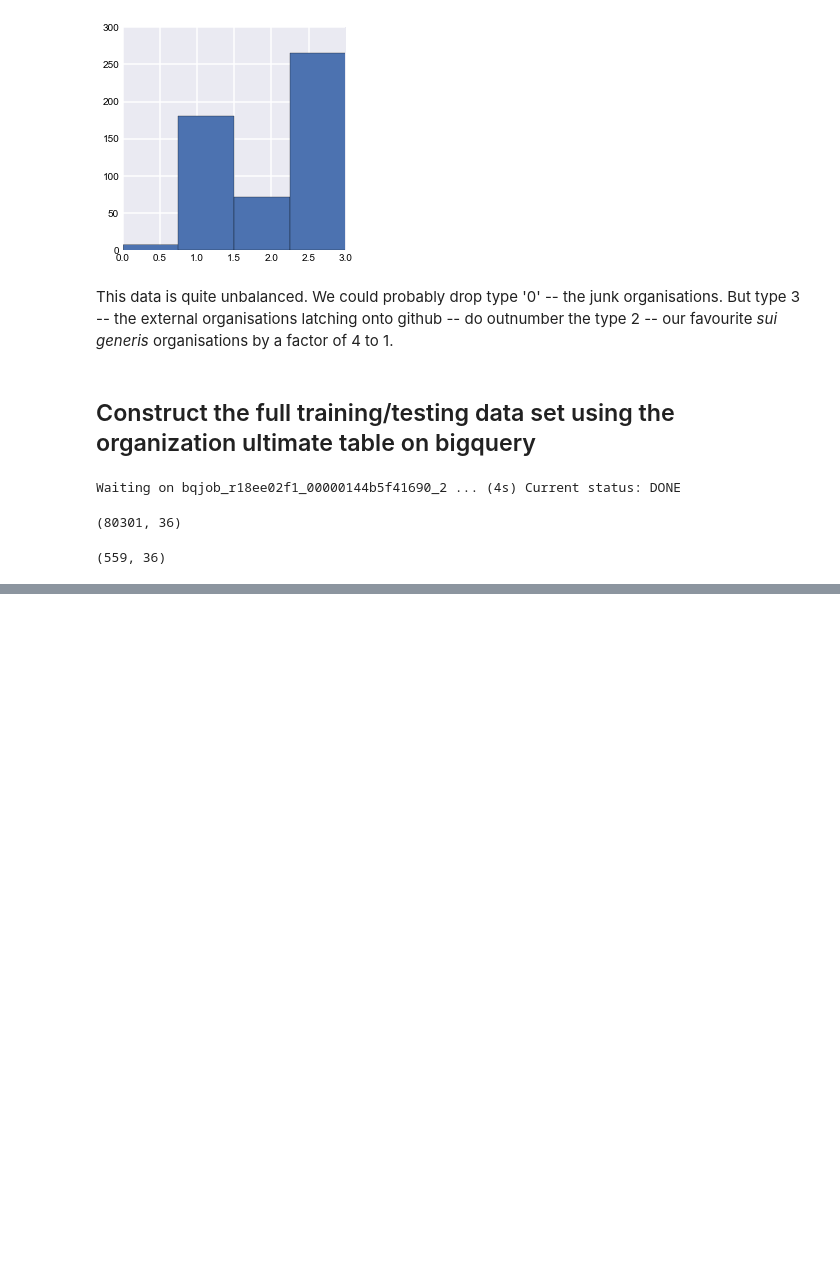
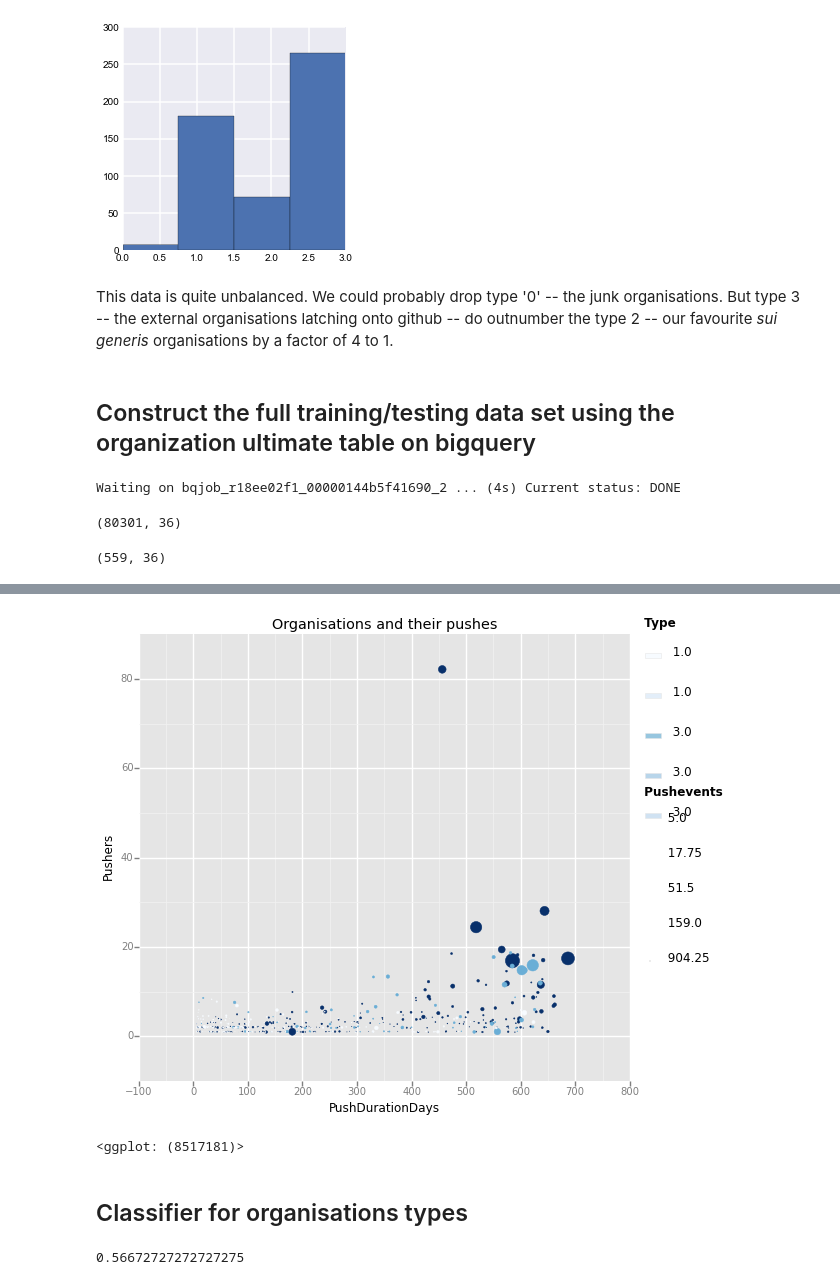
Before and after one commit to metacommunities/metacommunities, a Jupyter notebook: adrian/Github_classify_org.ipynb, the cells around one changed output, grey strips where cells are left out. Drawn from its saved outputs; the diff is of its cells as text; code cells hidden in the pictures; blank space fills up the shorter version.

```diff
--- a/adrian/Github_classify_org.ipynb
+++ b/adrian/Github_classify_org.ipynb
@@ -176,0 +192,19 @@ TypeError: coercing to Unicode: need string or buffer, float found
+# %%
+from ggplot import *
+p = ggplot(data = org_full_training_df, aesthetics=aes(x='PushDurationDays', y='Pushers', color='type', size='PushEvents'))
+print(p+geom_jitter() + ggtitle('Organisations and their pushes'))
+# %% [output]
+[figure, added]
+<ggplot: (8517181)>
+# %% [markdown]
+## Classifier for organisations types
+# %%
+
+clf = RandomForestClassifier(random_state=0)
+scores = cross_val_score(clf, org_full_training_df.icol([1,2,3,4,7,8, 9,10, 11, 12,
+                                                16, 18, 19, 20,
+                                                21, 25, 26, 27, 28, 29, 30, 31, 32, 33, 34]),
+                org_full_training_df.type, cv=50)
+scores.mean()
+# %% [output]
+0.56672727272727275
```
Also changed, not shown: parts of 32 cells of this notebook, 1 other file.
